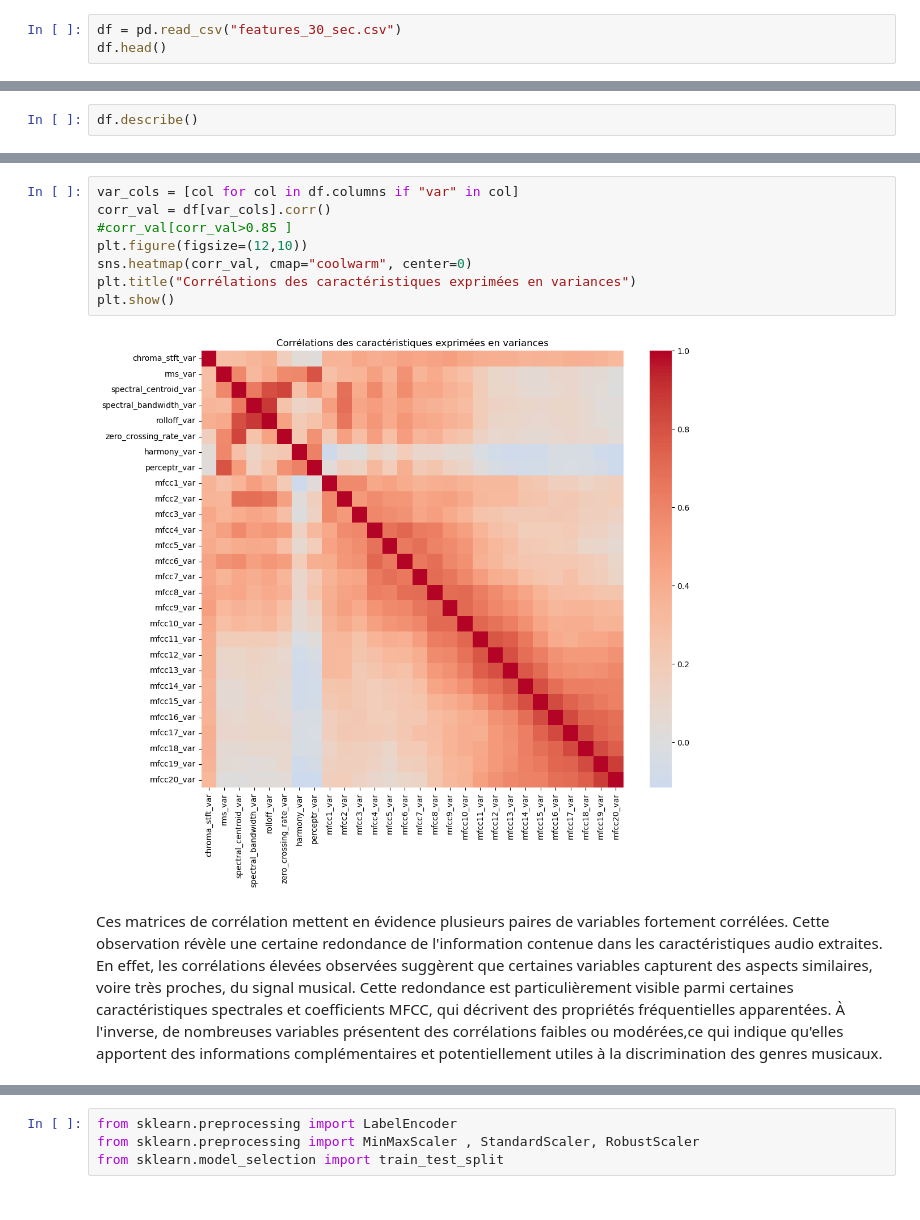
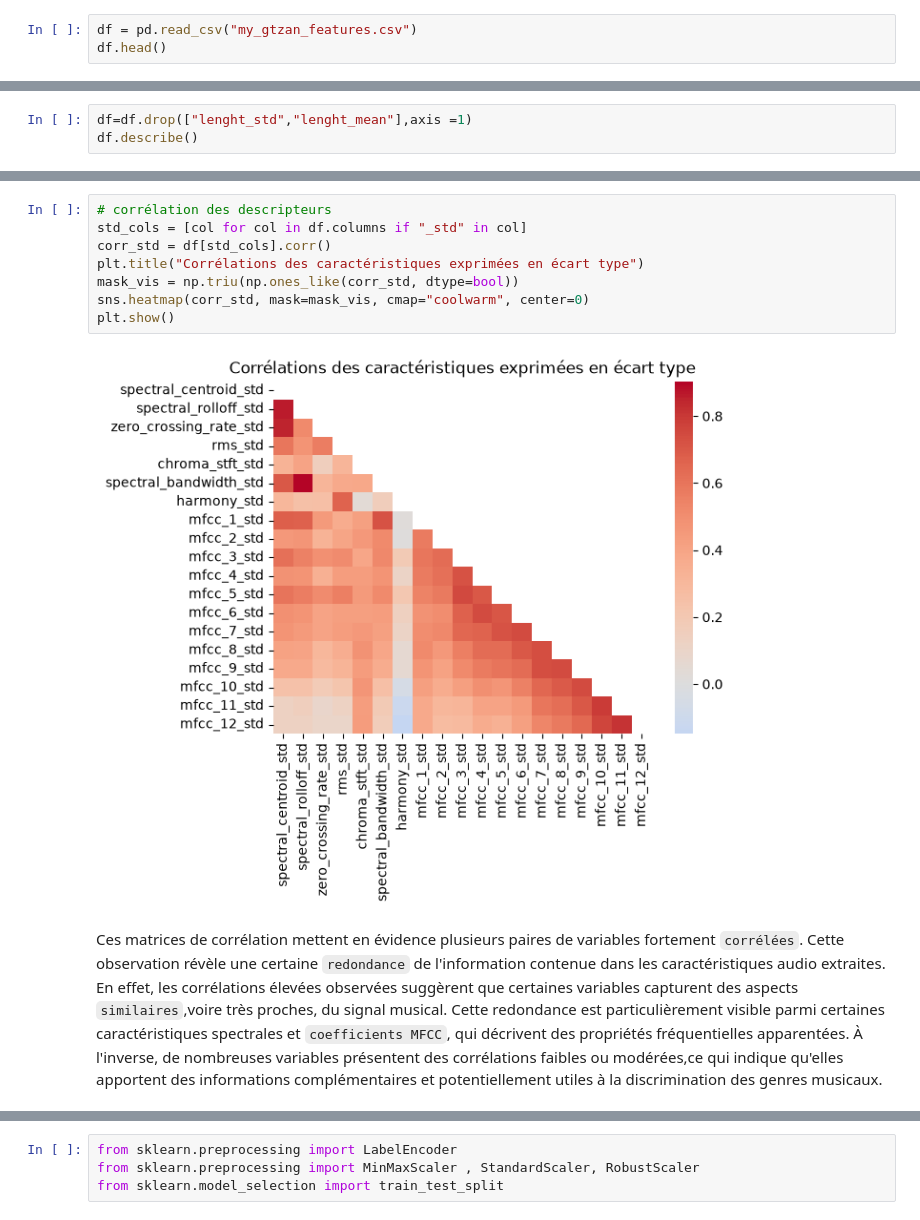
Before and after one commit to bancofenelon/machine_learning_for_musics-, a Jupyter notebook: GTZAN.ipynb, the cells around one changed output, grey strips where cells are left out. Cells and saved outputs as stored; diff of their text form.

```diff
--- a/GTZAN.ipynb
+++ b/GTZAN.ipynb
@@ -6,4 +7,4 @@ import numpy as np
 # %%
-df = pd.read_csv("features_30_sec.csv")
+df = pd.read_csv("my_gtzan_features.csv")
 df.head()
 # %% [output]
@@ -37,3 +38,4 @@ memory usage: 468.9+ KB
 # %%
+df=df.drop(["lenght_std","lenght_mean"],axis =1)
 df.describe()
 # %% [output]
@@ -77,19 +81,18 @@ plt.show()
 # %%
-var_cols = [col for col in df.columns if "var" in col]
-corr_val = df[var_cols].corr()
-#corr_val[corr_val>0.85 ]
-plt.figure(figsize=(12,10))
-sns.heatmap(corr_val, cmap="coolwarm", center=0)
-plt.title("Corrélations des caractéristiques exprimées en variances")
+# corrélation des descripteurs
+std_cols = [col for col in df.columns if "_std" in col]
+corr_std = df[std_cols].corr()
+plt.title("Corrélations des caractéristiques exprimées en écart type")
+mask_vis = np.triu(np.ones_like(corr_std, dtype=bool))
+sns.heatmap(corr_std, mask=mask_vis, cmap="coolwarm", center=0)
 plt.show()
 # %% [output]
-[figure, old version]
+[figure, new version]
 # %% [markdown]
-Ces matrices de corrélation mettent en évidence plusieurs paires de variables fortement corrélées.
-Cette observation révèle une certaine redondance de l'information contenue dans les caractéristiques audio extraites.
-En effet, les corrélations élevées observées suggèrent que certaines variables capturent des aspects similaires,
-voire très proches, du signal musical. Cette redondance est particulièrement visible parmi certaines caractéristiques
-spectrales et coefficients MFCC, qui décrivent des propriétés fréquentielles apparentées.
+Ces matrices de corrélation mettent en évidence plusieurs paires de variables fortement `corrélées`.
+Cette observation révèle une certaine `redondance` de l'information contenue dans les caractéristiques audio extraites.
+En effet, les corrélations élevées observées suggèrent que certaines variables capturent des aspects `similaires`,voire très proches, du signal musical. Cette redondance est particulièrement visible parmi certaines caractéristiques
+spectrales et `coefficients MFCC`, qui décrivent des propriétés fréquentielles apparentées.
 À l'inverse, de nombreuses variables présentent des corrélations faibles ou modérées,ce qui indique qu'elles
 apportent des informations complémentaires et potentiellement utiles à la discrimination des genres musicaux.
 # %%
```
Also changed, not shown: parts of 66 cells of this notebook, 24 other files.
